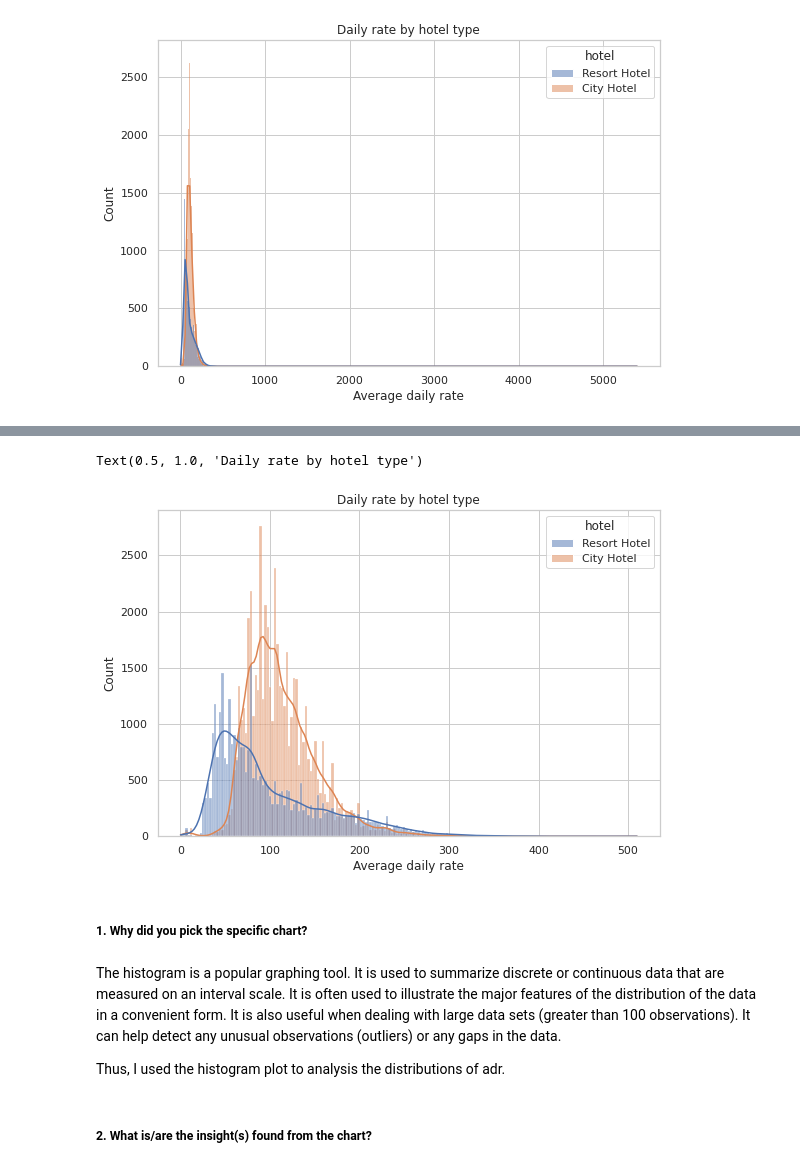
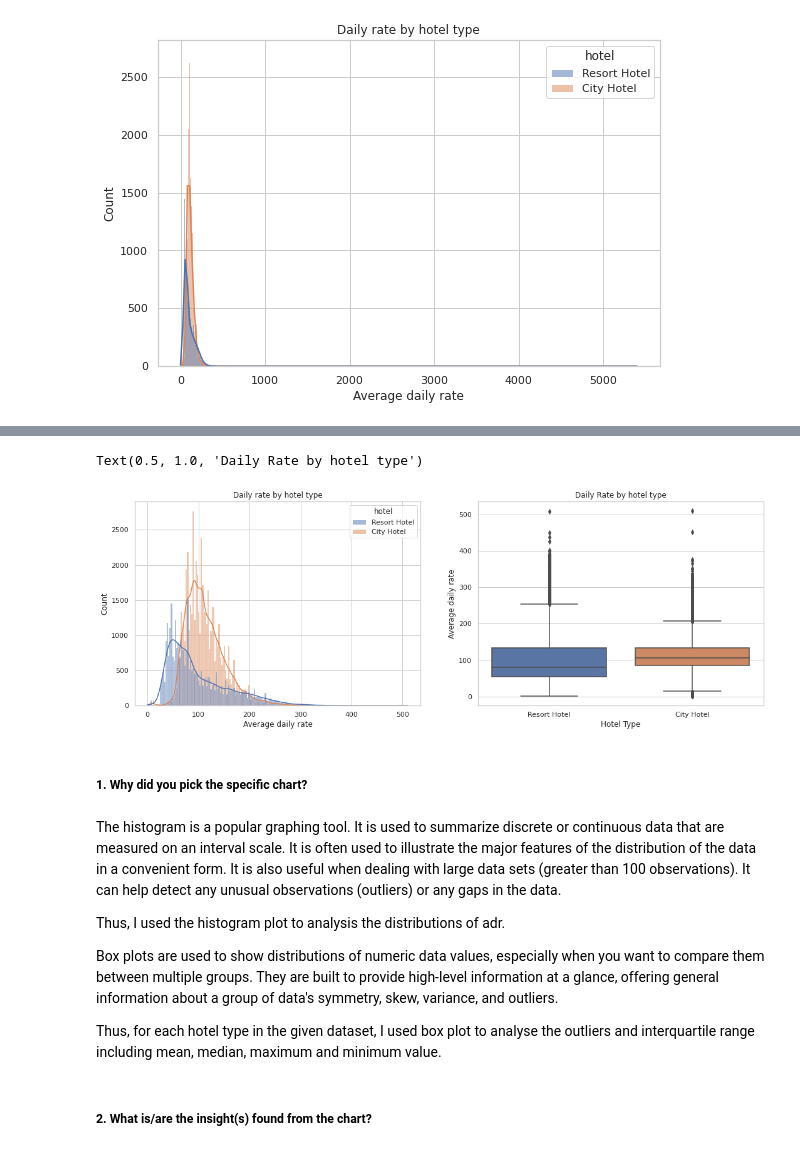
Before and after one commit to ayush9304/HotelBookingAnalysisEDA, a Jupyter notebook: EDA_Hotel_Booking_Analysis.ipynb, the cells around one changed output, grey strips where cells are left out. Cells and saved outputs as stored; diff of their text form; code cells hidden in the pictures.

```diff
--- a/EDA_Hotel_Booking_Analysis.ipynb
+++ b/EDA_Hotel_Booking_Analysis.ipynb
@@ -862,19 +862,33 @@ df[df['adr']>5000] # Outlier
 # %%
 # Remove an outlier (adr=5400) for proper view of chart
+
+plt.figure(figsize=(18,6))
+
+plt.subplot(1,2,1)
 d = df.drop(df[df['adr']==5400].index, axis=0, inplace=False)
-plt.figure(figsize=(9,6))
 sns.histplot(x='adr', hue='hotel', data=d, kde=True)
 plt.xlabel("Average daily rate")
 plt.title("Daily rate by hotel type")
+
+plt.subplot(1,2,2)
+df2 = df.drop(df[df['adr']==5400].index, axis=0, inplace=False)
+sns.boxplot(x='hotel', y='adr', data = df2)
+plt.ylabel('Average daily rate')
+plt.xlabel("Hotel Type")
+plt.title("Daily Rate by hotel type")
 # %% [output]
-Text(0.5, 1.0, 'Daily rate by hotel type')
+Text(0.5, 1.0, 'Daily Rate by hotel type')
-[figure, old version]
+[figure, new version]
 # %% [markdown]
 ##### 1. Why did you pick the specific chart?
 # %% [markdown]
 The histogram is a popular graphing tool. It is used to summarize discrete or continuous data that are measured on an interval scale. It is often used to illustrate the major features of the distribution of the data in a convenient form. It is also useful when dealing with large data sets (greater than 100 observations). It can help detect any unusual observations (outliers) or any gaps in the data.
 
 Thus, I used the histogram plot to analysis the distributions of adr.
+
+Box plots are used to show distributions of numeric data values, especially when you want to compare them between multiple groups. They are built to provide high-level information at a glance, offering general information about a group of data's symmetry, skew, variance, and outliers.
+
+Thus, for each hotel type in the given dataset, I used box plot to analyse the outliers and interquartile range including mean, median, maximum and minimum value.
 # %% [markdown]
 ##### 2. What is/are the insight(s) found from the chart?
 # %% [markdown]
```
Also changed, not shown: parts of 51 cells of this notebook.
